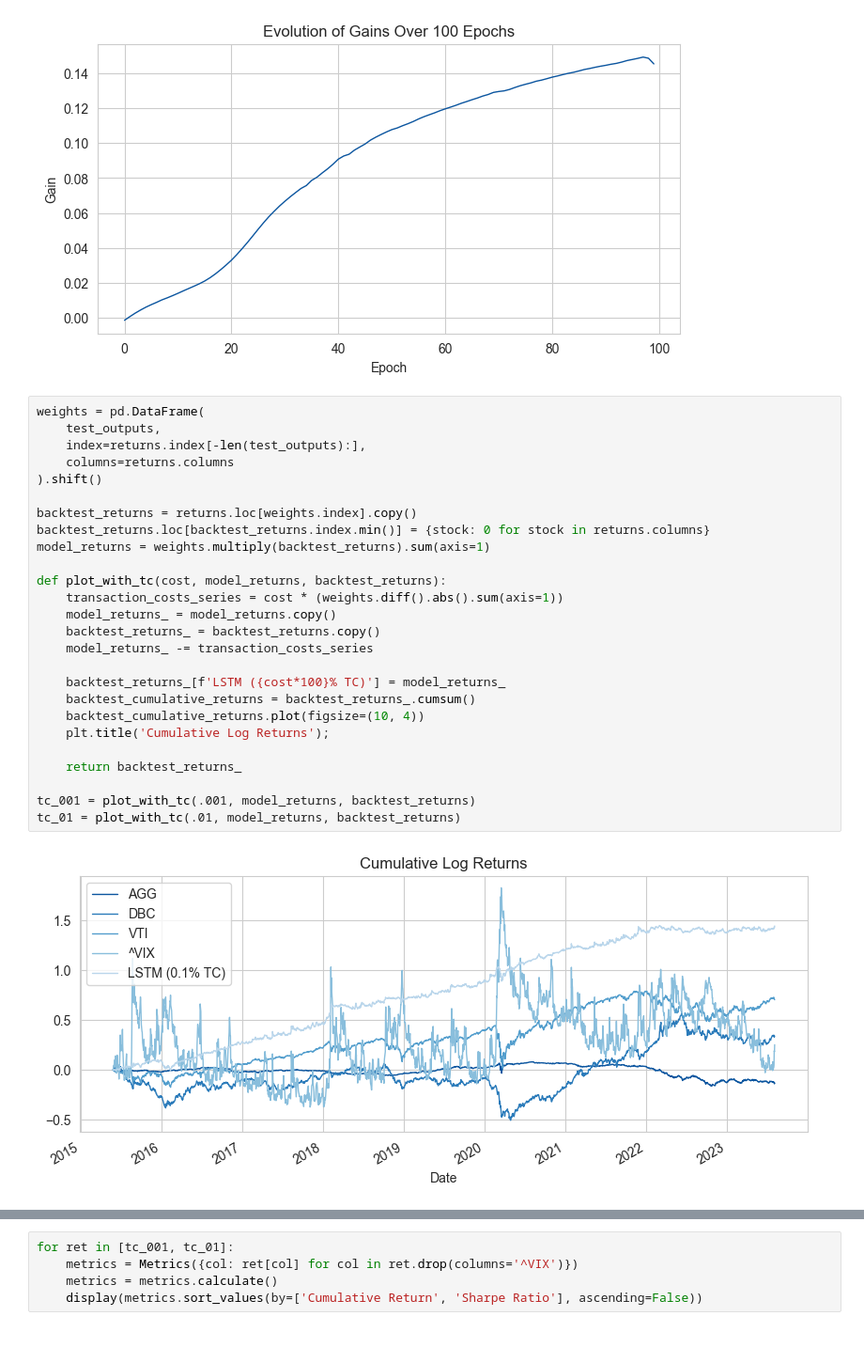
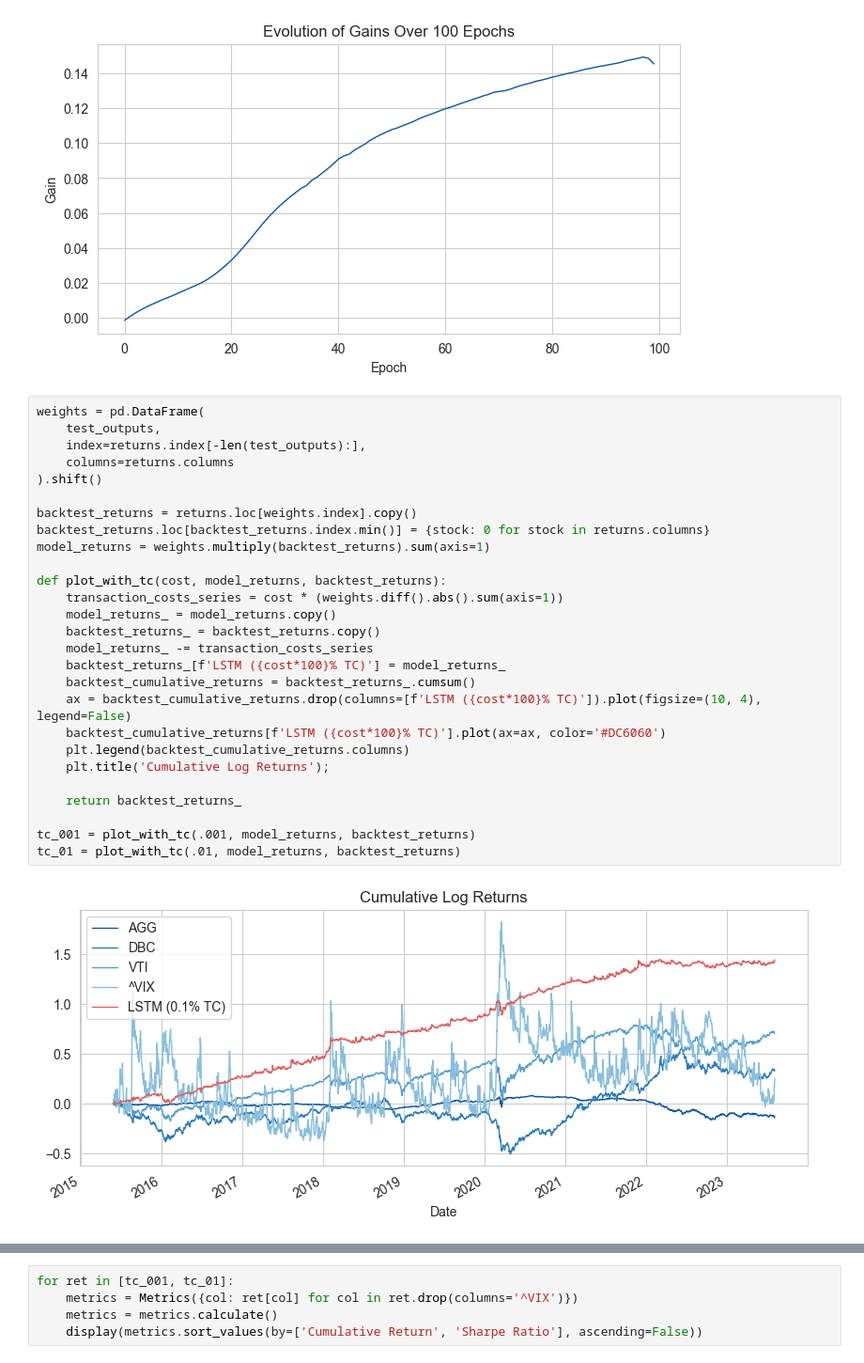
Before and after one commit to aungsias/Forays, a Jupyter notebook: 2. LSTM for Portfolio Optimization/Code.ipynb, the cells around one changed output, grey strips where cells are left out. Shown: that part at 94% size. Saved outputs shown, nothing was run; the diff lists cells and outputs as text.

Commit message:
Updating plot

```diff
--- a/2. LSTM for Portfolio Optimization/Code.ipynb
+++ b/2. LSTM for Portfolio Optimization/Code.ipynb
@@ -132,28 +132,29 @@ plt.show()
 # %%
 weights = pd.DataFrame(
     test_outputs,
     index=returns.index[-len(test_outputs):],
     columns=returns.columns
 ).shift()
 
 backtest_returns = returns.loc[weights.index].copy()
 backtest_returns.loc[backtest_returns.index.min()] = {stock: 0 for stock in returns.columns}
 model_returns = weights.multiply(backtest_returns).sum(axis=1)
 
 def plot_with_tc(cost, model_returns, backtest_returns):
     transaction_costs_series = cost * (weights.diff().abs().sum(axis=1))
     model_returns_ = model_returns.copy()
     backtest_returns_ = backtest_returns.copy()
     model_returns_ -= transaction_costs_series
-
     backtest_returns_[f'LSTM ({cost*100}% TC)'] = model_returns_
     backtest_cumulative_returns = backtest_returns_.cumsum()
-    backtest_cumulative_returns.plot(figsize=(10, 4))
+    ax = backtest_cumulative_returns.drop(columns=[f'LSTM ({cost*100}% TC)']).plot(figsize=(10, 4), legend=False)
+    backtest_cumulative_returns[f'LSTM ({cost*100}% TC)'].plot(ax=ax, color='#DC6060')
+    plt.legend(backtest_cumulative_returns.columns)
     plt.title('Cumulative Log Returns');
 
     return backtest_returns_
 
 tc_001 = plot_with_tc(.001, model_returns, backtest_returns)
 tc_01 = plot_with_tc(.01, model_returns, backtest_returns)
 # %% [output]
-[figure, old version]
+[figure, new version]
```
Also changed, not shown: parts of 1 cell of this notebook, 1 other file.
